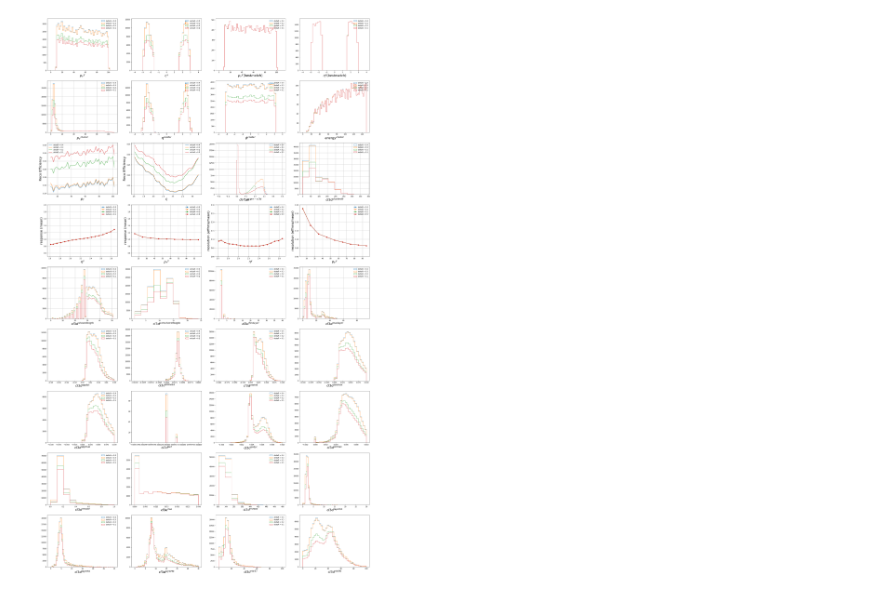
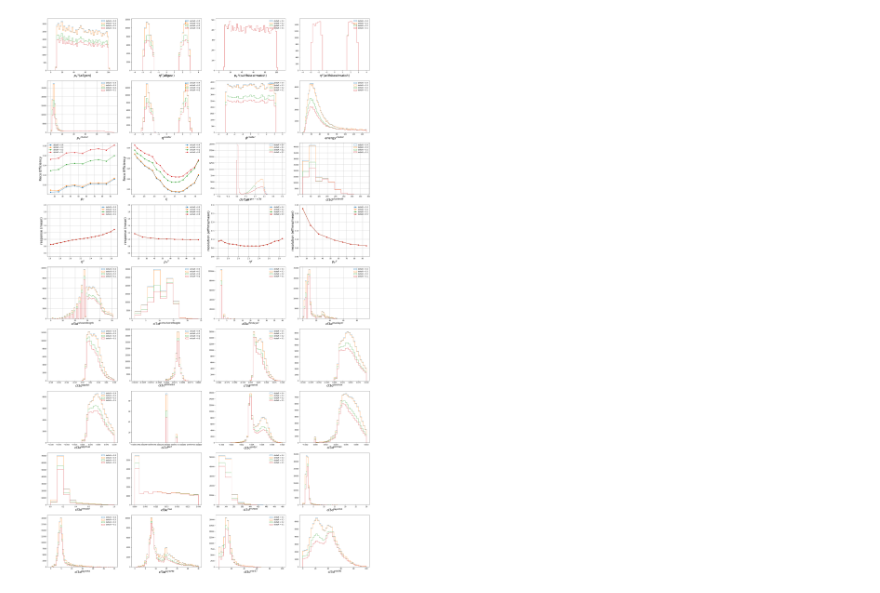
Before and after one commit to jbsauvan/CMS_HGCAL_L1Trigger, a Jupyter notebook: electrons/Validation.ipynb, the cells around one changed output. Cells and saved outputs as stored; diff of their text form; code cells hidden in the pictures.

```diff
--- a/electrons/Validation.ipynb
+++ b/electrons/Validation.ipynb
@@ -73,8 +73,7 @@ algo={}
 path_input1 = '/data_CMS_upgrade/ahuja/HGCAL/L1Trigger/ntuples/v3150b/RelValV10/hdfoutput/RelValDiE_Pt10To100_Eta1p6To2p9_PU200_thbc_dr0pt4_allE/'
 path_input2 = '/data_CMS_upgrade/ahuja/HGCAL/L1Trigger/ntuples/v3150b/RelValV10/hdfoutput/RelValDiE_Pt10To100_Eta1p6To2p9_PU200_thbc_dr0pt3_allE/'
 path_input3 = '/data_CMS_upgrade/ahuja/HGCAL/L1Trigger/ntuples/v3150b/RelValV10/hdfoutput/RelValDiE_Pt10To100_Eta1p6To2p9_PU200_thbc_dr0pt2_allE/'
-#path_input4 = '/data_CMS_upgrade/ahuja/HGCAL/L1Trigger/ntuples/v3150b/RelValV10/hdfoutput/RelValDiE_Pt10To100_Eta1p6To2p9_PU200_thbc_dr0pt1/'
-path_input4 = '/home/llr/cms/ahuja/HGCAL/Calibration/ClusterCalib_wBDT/preprocessing/testlog/'
+path_input4 = '/data_CMS_upgrade/ahuja/HGCAL/L1Trigger/ntuples/v3150b/RelValV10/hdfoutput/RelValDiE_Pt10To100_Eta1p6To2p9_PU200_thbc_dr0pt1_allE/'
 os.chdir(path_input1)
 algo[0]=pd.read_hdf(path_input1+'/{}.hdf5'.format(algos[0]))
 os.chdir(path_input2)
@@ -95,52 +94,44 @@ algogensel={}
 for i in algo:
     print(i)
     print(algos[i])
-    print(len(algo[i]))
     sel = ((algo[i]['matches'] == True))
     algogensel[i] = algo[i][sel]
-    print(len(algogensel[i]))
     sel = ((algogensel[i]['best_match']==True))
     algoSel[i] = algogensel[i][sel]
     layerpt = algo[i]['layer']
-    print(len(algoSel[i]))
-
-    histpt_gen, bin_edgespt_gen = np.histogram(algogensel[i]['genpart_pt'], bins=np.linspace(0.0,110.0,55))
-    histeta_gen, bin_edgeseta_gen = np.histogram(np.abs(algogensel[i]['genpart_eta']), bins=np.linspace(1.5,3.0,40))
-    histpt_cl, bin_edgespt_cl = np.histogram(algo[i]['cl3d_pt'], bins=np.linspace(0.0,110.0,55))
-    histeta_cl, bin_edgeseta_cl = np.histogram(np.abs(algo[i]['cl3d_eta']), bins=np.linspace(1.5,3.0,40))
-    histpt_clM, bin_edgespt_clM = np.histogram(algoSel[i]['genpart_pt'], bins=np.linspace(0.0,110.0,55))
-    histeta_clM, bin_edgeseta_clM = np.histogram(np.abs(algoSel[i]['genpart_eta']), bins=np.linspace(1.5,3.0,40))
-    ptbins = bin_edgespt_cl[1:]
-    etabins = bin_edgeseta_cl[1:]
-    #print(histpt_gen)
-    #print(histpt_clM)
-
-    content_pt = [0] * (len(histpt_gen))
-    content_eta = [0] * (len(histeta_gen))
-    for j in range(len(histpt_gen)):
-        if(histpt_gen[j] > 0):
-            content_pt[j] = histpt_cl[j]/histpt_gen[j]
-    for j in range(len(histeta_gen)):
-        if(histeta_gen[j] > 0):
-            content_eta[j] = histeta_cl[j]/histeta_gen[j]
-    #print("pteff = ", content_pt)
-    #print("etaeff = ", content_eta)
-
-    content_ptM = [0] * (len(histpt_gen))
-    content_etaM = [0] * (len(histeta_gen))
-    for j in range(len(histpt_gen)):
-        if(histpt_cl[j] > 0):
-            content_ptM[j] = histpt_clM[j]/histpt_gen[j]
-    for j in range(len(histeta_gen)):
-        if(histeta_cl[j] > 0):
-            content_etaM[j] = histeta_clM[j]/histeta_gen[j]
-    #print("pteff matched = ", content_ptM)
-    #print("etaeff matched = ", content_etaM)
 
     algoSel[i]['bineta'] = ((np.abs(algoSel[i]['genpart_eta']) - 1.4)/0.075).astype('int32')
     algoSel[i]['binpt'] = ((algoSel[i]['genpart_pt']- 10.0)/10.0).astype('int32')
+    algoSel[i]['abseta'] = np.abs(algoSel[i]['genpart_eta'])
+
+    algo_df = algogensel[i].groupby(['event']).apply(lambda x: len(x.genpart_pt))
+    algoM_df = algoSel[i].groupby(['event']).apply(lambda x: len(x.genpart_pt))
+    algoSel[i]['EffReco'] = algoM_df/algo_df
+    df_meanEvent = algoSel[i].groupby(['event']).mean()
+    print(algoSel)
+    print(df_meanEvent)
+
+    df_meanEvent_eta = df_meanEvent.groupby(['bineta']).mean()
+    df_meanEvent_pt = df_meanEvent.groupby(['binpt']).mean()
+
+    #histpt_gen, bin_edgespt_gen = np.histogram(algogensel[i]['genpart_pt'], bins=np.linspace(0.0,110.0,55))
+    #histeta_gen, bin_edgeseta_gen = np.histogram(np.abs(algogensel[i]['genpart_eta']), bins=np.linspace(1.5,3.0,40))
+    #histpt_cl, bin_edgespt_cl = np.histogram(algo[i]['cl3d_pt'], bins=np.linspace(0.0,110.0,55))
+    #histeta_cl, bin_edgeseta_cl = np.histogram(np.abs(algo[i]['cl3d_eta']), bins=np.linspace(1.5,3.0,40))
+    #histpt_clM, bin_edgespt_clM = np.histogram(algoSel[i]['genpart_pt'], bins=np.linspace(0.0,110.0,55))
+    #histeta_clM, bin_edgeseta_clM = np.histogram(np.abs(algoSel[i]['genpart_eta']), bins=np.linspace(1.5,3.0,40))
+    #ptbins = bin_edgespt_cl[1:]
+    #etabins = bin_edgeseta_cl[1:]
+    #content_ptM = [0] * (len(histpt_gen))
+    #content_etaM = [0] * (len(histeta_gen))
+    #for j in range(len(histpt_gen)):
+    #    if(histpt_cl[j] > 0):
+    #        content_ptM[j] = histpt_clM[j]/histpt_gen[j]
+    #for j in range(len(histeta_gen)):
+    #    if(histeta_cl[j] > 0):
+    #        content_etaM[j] = histeta_clM[j]/histeta_gen[j]
+
     algoSel[i]['res'] = algoSel[i]['cl3d_pt']/algoSel[i]['genpart_pt']
-    algoSel[i]['abseta'] = np.abs(algoSel[i]['genpart_eta'])
     df_mean_eta = algoSel[i].groupby(['bineta']).mean()
     df_mean_pt = algoSel[i].groupby(['binpt']).mean()
     df_effrms_eta = algoSel[i].groupby(['bineta']).apply(lambda x: rmseff(x.res))
@@ -150,21 +141,21 @@ for i in algo:
     plt.subplot(941)
     #plt.plot(ptbins, histpt_gen, linestyle='-',label=algoTitle[i])
     plt.hist(algogensel[i]['genpart_pt'], bins=np.linspace(0.0,110.0,55), histtype='step', linestyle='-',label=algoTitle[i])
-    plt.xlabel('$p{_T}^{\gamma}$',fontsize=20)
+    plt.xlabel('$p{_T}^{\gamma} (all gen)$',fontsize=20)
     plt.legend(frameon=False)
     plt.subplot(942)
     #plt.plot(ptbins, histpt_clM, linestyle='-',label=algoTitle[i])
     #plt.xlabel('$p{_T}^{\gamma} (matched)$',fontsize=20)
     plt.hist(algogensel[i]['genpart_eta'], bins=np.linspace(-4.0,4.0,40), histtype='step', linestyle='-',label=algoTitle[i])
-    plt.xlabel('$\eta^\gamma$',fontsize=20)
+    plt.xlabel('$\eta^\gamma (all gen)$',fontsize=20)
     plt.legend(frameon=False)
     plt.subplot(943)
     plt.hist(algoSel[i]['genpart_pt'], bins=np.linspace(0.0,110.0,55), histtype='step', linestyle='-',label=algoTitle[i])
-    plt.xlabel('$p{_T}^{\gamma} (best match)$ ',fontsize=20)
+    plt.xlabel('$p{_T}^{\gamma} (witthbest match)$ ',fontsize=20)
     plt.legend(frameon=False)
     plt.subplot(944)
     plt.hist(algoSel[i]['genpart_eta'], bins=np.linspace(-4.0,4.0,40), histtype='step', linestyle='-',label=algoTitle[i])
-    plt.xlabel('$\eta^\gamma (best match)$',fontsize=20)
+    plt.xlabel('$\eta^\gamma (with best match)$',fontsize=20)
     plt.legend(frameon=False)
     plt.subplot(945)
     plt.hist(algo[i]['cl3d_pt'], bins=np.linspace(0.0,110.0,55), histtype='step', linestyle='-',label=algoTitle[i])
@@ -185,19 +176,26 @@ for i in algo:
     plt.legend(frameon=False)
 
     plt.subplot(949)
-    plt.plot(ptbins, content_ptM, linestyle='-',label=algoTitle[i])
-    #plt.hist(algo[i]['genpart_pt']/algo[i]['cl3d_pt'], bins=np.linspace(0.0,110.0,55), histtype='step', linestyle='-',label=algoTitle[i])
+    plt.errorbar(df_meanEvent_pt.genpart_pt, df_meanEvent_pt.EffReco, linestyle='-', marker='o',label=algoTitle[i])
     plt.xlabel('$p{_T}$',fontsize=20)
     plt.ylabel('Reco Efficiency',fontsize=20)
     plt.legend(frameon=False)
     plt.grid(True)
     plt.subplot(9,4,10)
-    plt.plot(etabins, content_etaM, linestyle='-',label=algoTitle[i])
-    #plt.hist(algoSel[i]['genpart_eta']/algo[i]['cl3d_eta'], bins=np.linspace(0.0,110.0,55), histtype='step', linestyle='-',label=algoTitle[i])
+    plt.errorbar(df_meanEvent_eta.abseta, df_meanEvent_eta.EffReco, linestyle='-', marker='o',label=algoTitle[i])
     plt.xlabel('$\eta$',fontsize=20)
     plt.ylabel('Reco Efficiency',fontsize=20)
     plt.legend(frameon=False)
-    plt.grid(True)
+    #plt.plot(ptbins, content_ptM, linestyle='-',label=algoTitle[i])
+    #plt.xlabel('$p{_T}$',fontsize=20)
+    #plt.ylabel('Reco Efficiency',fontsize=20)
+    #plt.legend(frameon=False)
+    #plt.grid(True)
+    #plt.plot(etabins, content_etaM, linestyle='-',label=algoTitle[i])
+    #plt.xlabel('$\eta$',fontsize=20)
+    #plt.ylabel('Reco Efficiency',fontsize=20)
+    #plt.legend(frameon=False)
+    #plt.grid(True)
     plt.subplot(9,4,11)
     plt.hist(algo[i]['deltar'], bins=np.linspace(-0.2,0.5,70), histtype='step', linestyle='-',label=algoTitle[i])
     plt.xlabel('$deltaR^{gen-cl3d}$',fontsize=20)
@@ -424 +470 @@ Adding an axes using the same arguments as a previous axes currently reuses the
-[figure, old version]
+[figure, new version]
```
Also changed, not shown: parts of 3 cells of this notebook.
